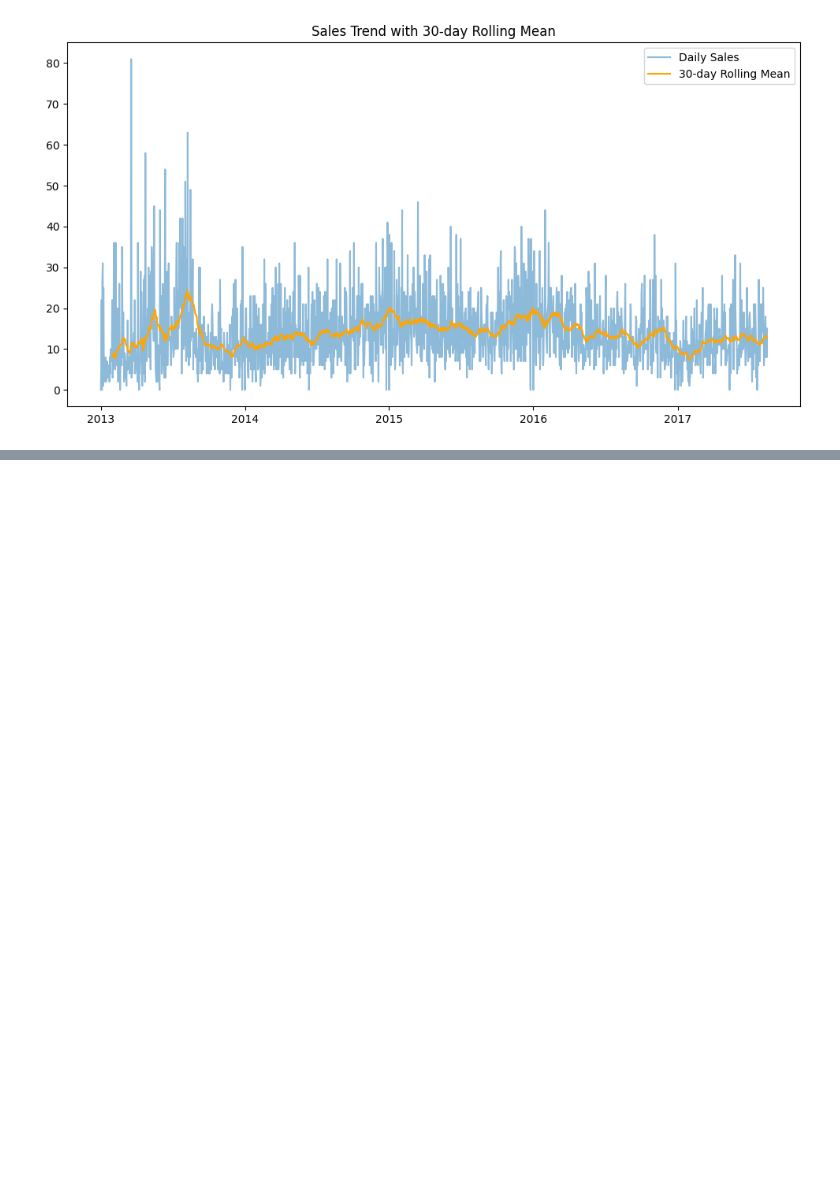
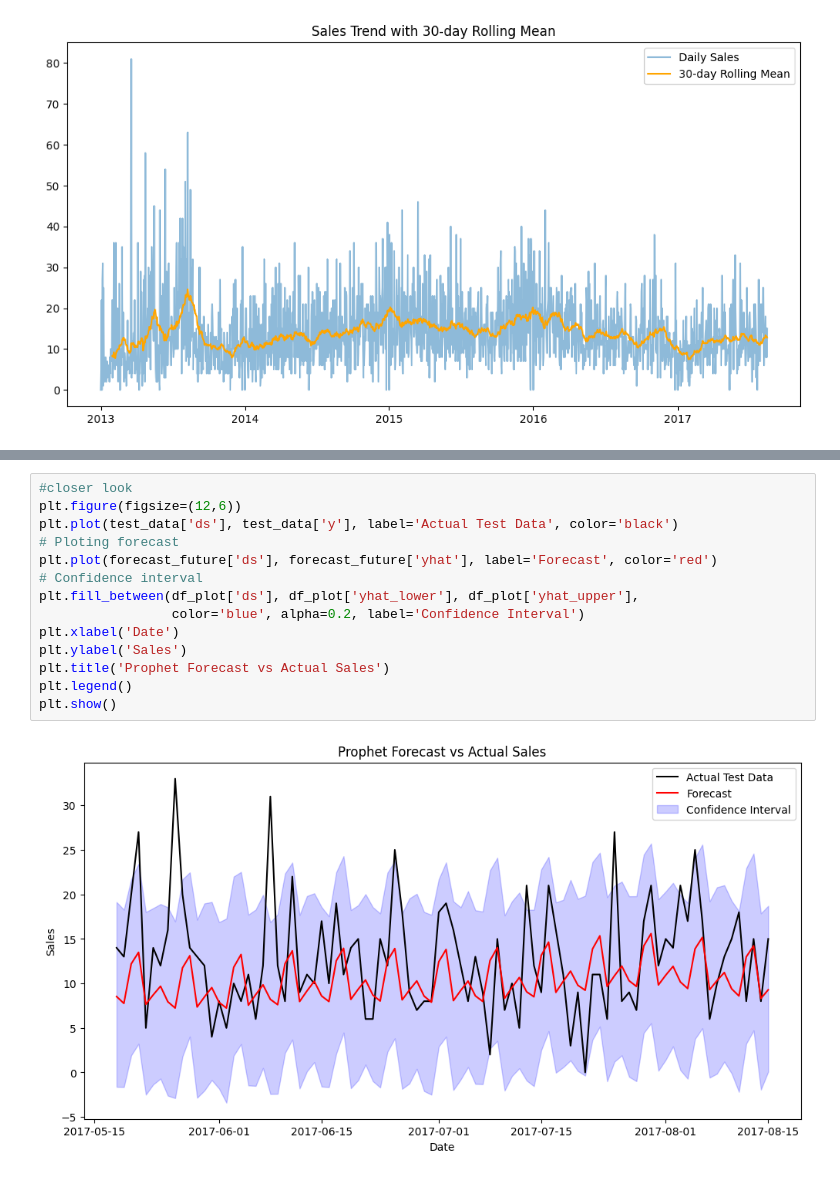
Before and after one commit to Anas99B/Data-Science-Projects-Boufaied, a Jupyter notebook: forecasting/store-sales-time-series-forecasting/store-sales-time-series-forecasting.ipynb, the cells around one changed output, grey strips where cells are left out. Drawn from its saved outputs; the diff is of its cells as text; blank space fills up the shorter version.

```diff
--- a/forecasting/store-sales-time-series-forecasting/store-sales-time-series-forecasting.ipynb
+++ b/forecasting/store-sales-time-series-forecasting/store-sales-time-series-forecasting.ipynb
@@ -175,0 +272,16 @@ sns.heatmap(pivot, annot=True, fmt=".0f", cmap='YlGnBu')
+# %%
+#closer look
+plt.figure(figsize=(12,6))
+plt.plot(test_data['ds'], test_data['y'], label='Actual Test Data', color='black')
+# Ploting forecast
+plt.plot(forecast_future['ds'], forecast_future['yhat'], label='Forecast', color='red')
+# Confidence interval
+plt.fill_between(df_plot['ds'], df_plot['yhat_lower'], df_plot['yhat_upper'],
+                 color='blue', alpha=0.2, label='Confidence Interval')
+plt.xlabel('Date')
+plt.ylabel('Sales')
+plt.title('Prophet Forecast vs Actual Sales')
+plt.legend()
+plt.show()
+# %% [output]
+[figure, added]
```
Also changed, not shown: parts of 15 cells of this notebook.
